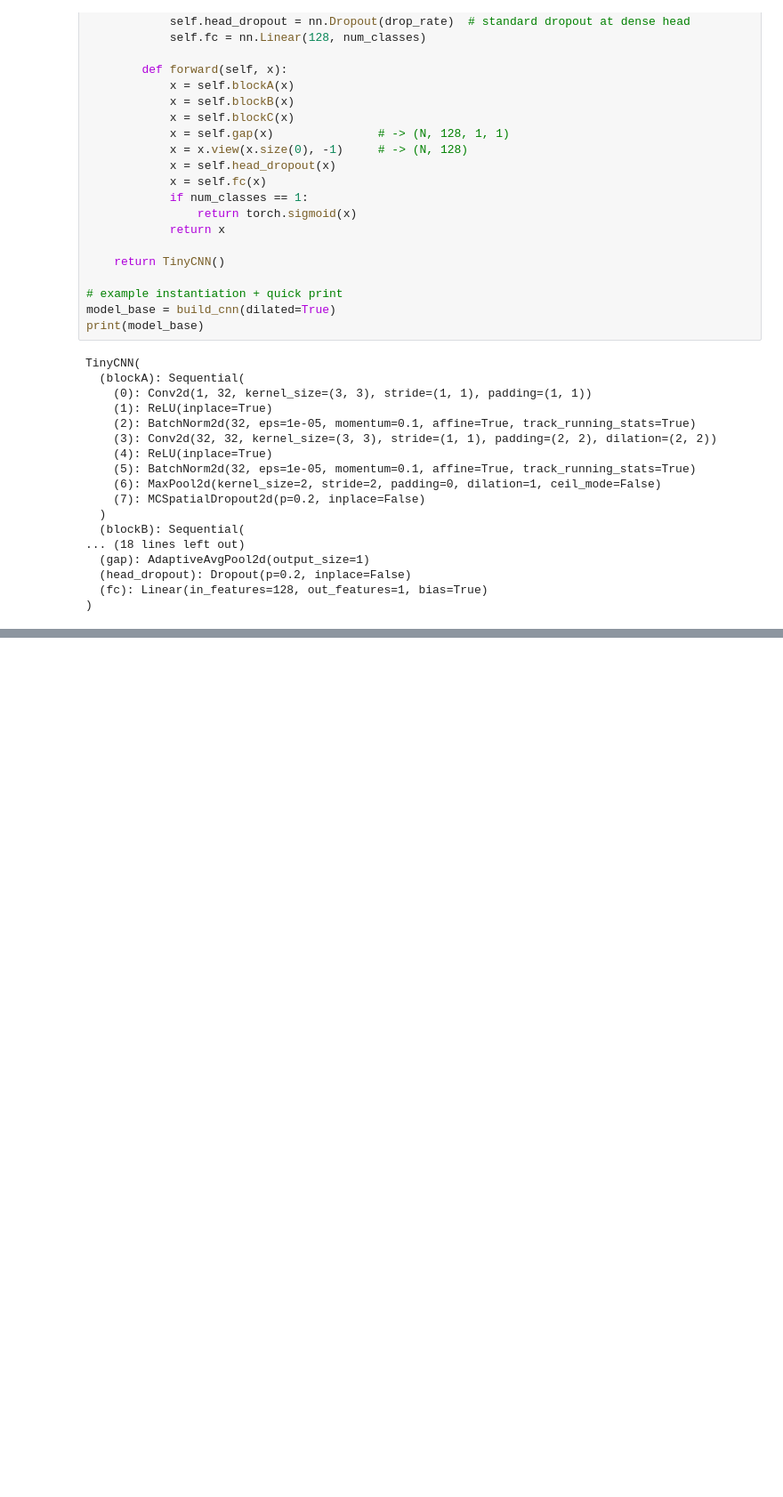
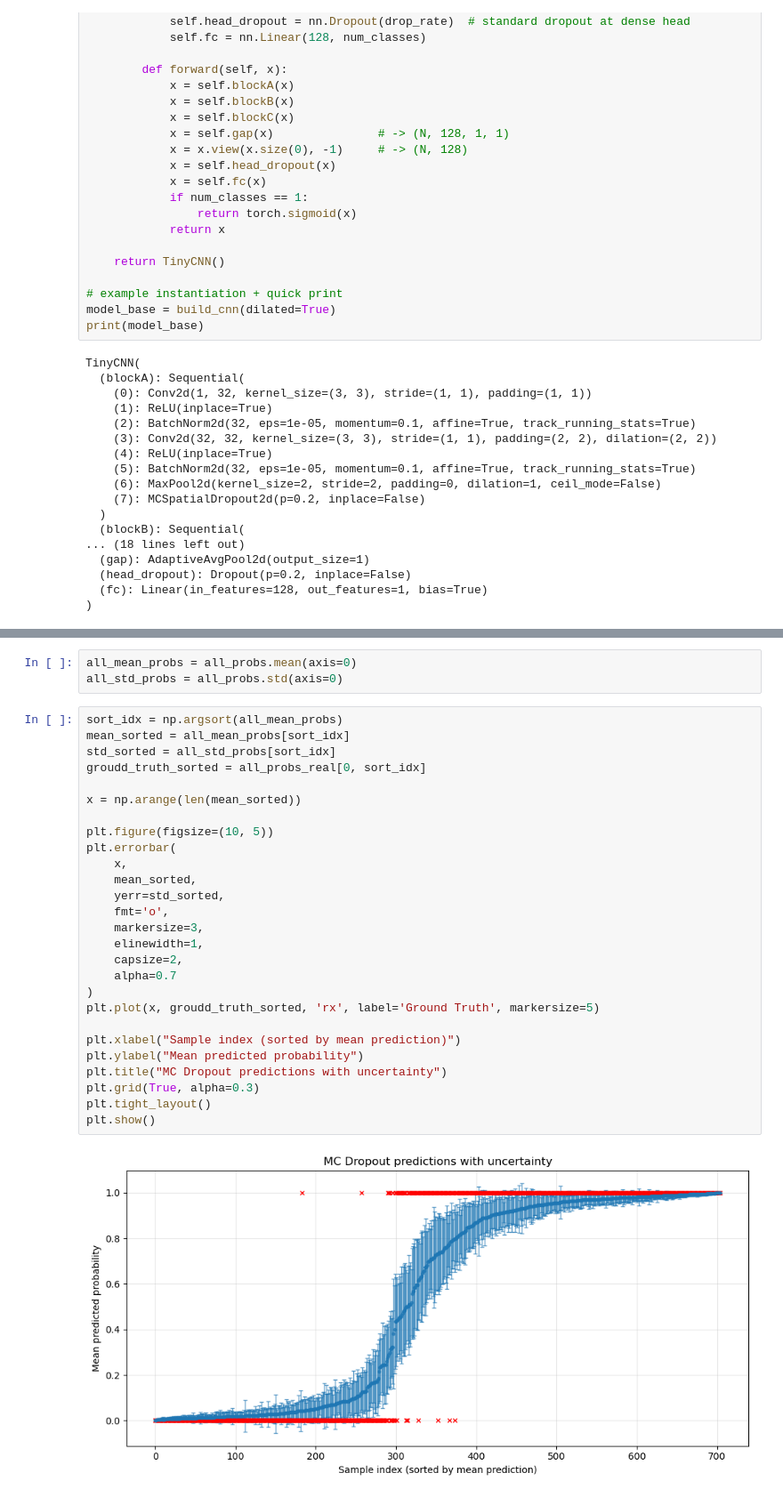
Before and after one commit to jywu20/learn-torch, a Jupyter notebook: MRI/MRI-dilated.ipynb, the cells around one changed output, grey strips where cells are left out. Shown at 89% size. Drawn from its saved outputs; the diff is of its cells as text; blank space fills up the shorter version.

```diff
--- a/MRI/MRI-dilated.ipynb
+++ b/MRI/MRI-dilated.ipynb
@@ -610,0 +641,32 @@ quick_visualize(model_base, test_loader, CLASS_NAMES, n_samples=10)
+# %%
+all_mean_probs = all_probs.mean(axis=0)
+all_std_probs = all_probs.std(axis=0)
+# %%
+sort_idx = np.argsort(all_mean_probs)
+mean_sorted = all_mean_probs[sort_idx]
+std_sorted = all_std_probs[sort_idx]
+groudd_truth_sorted = all_probs_real[0, sort_idx]
+
+x = np.arange(len(mean_sorted))
+
+plt.figure(figsize=(10, 5))
+plt.errorbar(
+    x,
+    mean_sorted,
+    yerr=std_sorted,
+    fmt='o',
+    markersize=3,
+    elinewidth=1,
+    capsize=2,
+    alpha=0.7
+)
+plt.plot(x, groudd_truth_sorted, 'rx', label='Ground Truth', markersize=5)
+
+plt.xlabel("Sample index (sorted by mean prediction)")
+plt.ylabel("Mean predicted probability")
+plt.title("MC Dropout predictions with uncertainty")
+plt.grid(True, alpha=0.3)
+plt.tight_layout()
+plt.show()
+# %% [output]
+[figure, added]
```
Also changed, not shown: parts of 4 cells of this notebook, 2 other files.
